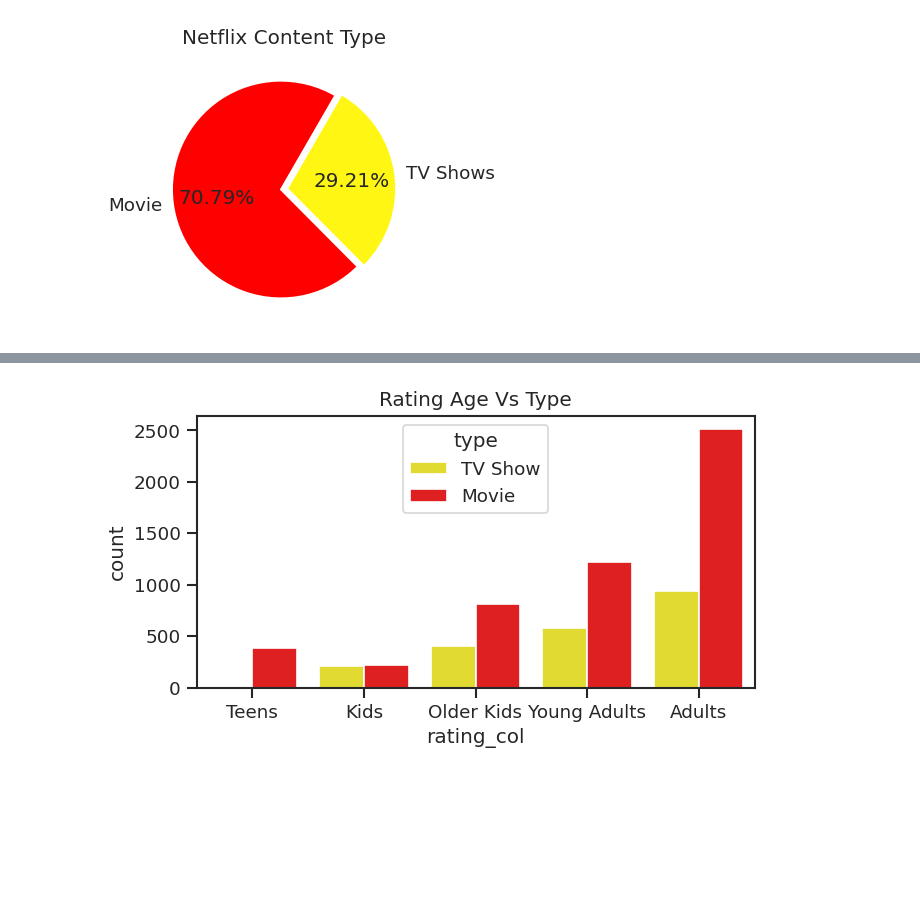
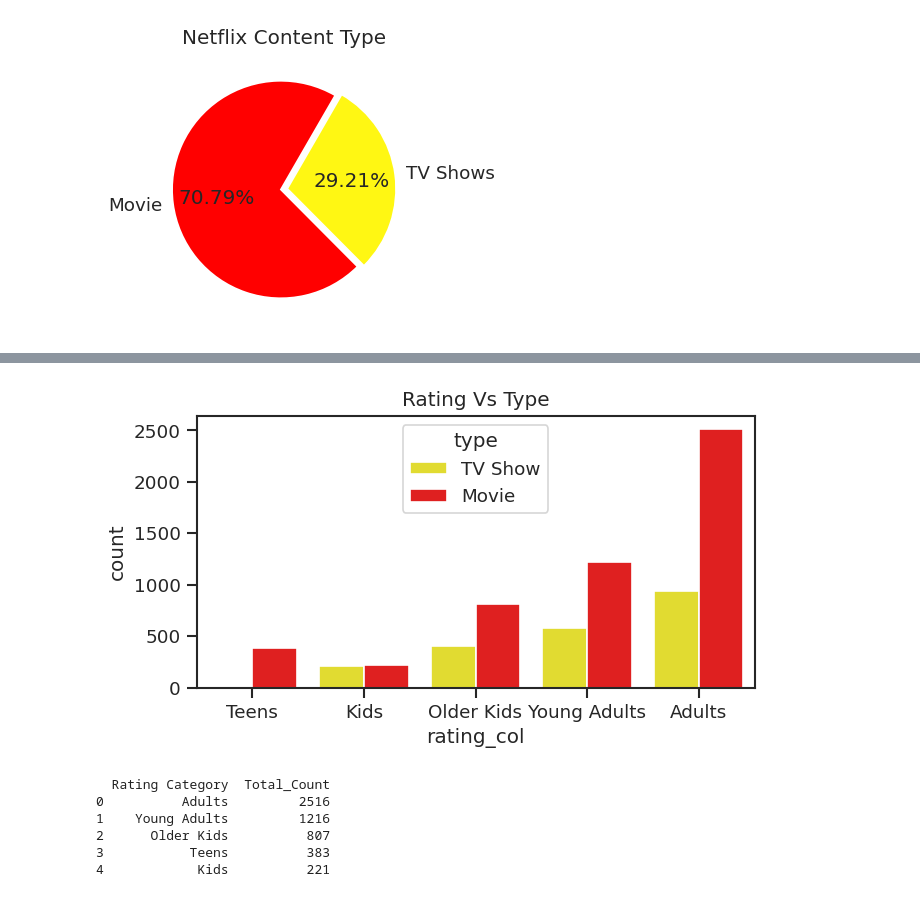
Before and after one commit to Saurabhf/Netflix_Movies_And_TV_Shows_Clustering, a Jupyter notebook: NETFLIX_MOVIES_AND_TV_SHOWS_CLUSTERING.ipynb, the cells around one changed output, grey strips where cells are left out. Saved outputs shown, nothing was run; the diff lists cells and outputs as text; code cells hidden in the pictures; blank space fills up the shorter version.

```diff
--- a/NETFLIX_MOVIES_AND_TV_SHOWS_CLUSTERING.ipynb
+++ b/NETFLIX_MOVIES_AND_TV_SHOWS_CLUSTERING.ipynb
@@ -280,8 +302,20 @@ plt.show()
 # %%
 sns.set_style("ticks")
 order = ['Teens', 'Kids', 'Older Kids', 'Young Adults', 'Adults']
 sns.countplot(x="rating_col", hue = 'type', palette = ['#fff713', '#ff0000'], order = order, data=netflixdf)
-plt.title('Rating Age Vs Type')
+plt.title('Rating Vs Type')
 plt.show()
 # %% [output]
-[figure, old version]
+[figure, new version]
+# %%
+# Netflix Movies Rating Distribution
+rating_count_movies_df = netflix_movies_df['rating_col'].value_counts().reset_index()
+rating_count_movies_df.rename({'index': 'Rating Category', 'rating_col': 'Total_Count'}, axis=1, inplace=True)
+print(rating_count_movies_df)
+# %% [output]
+  Rating Category  Total_Count
+0          Adults         2516
+1    Young Adults         1216
+2      Older Kids          807
+3           Teens          383
+4            Kids          221
```
Also changed, not shown: parts of 7 cells of this notebook.
